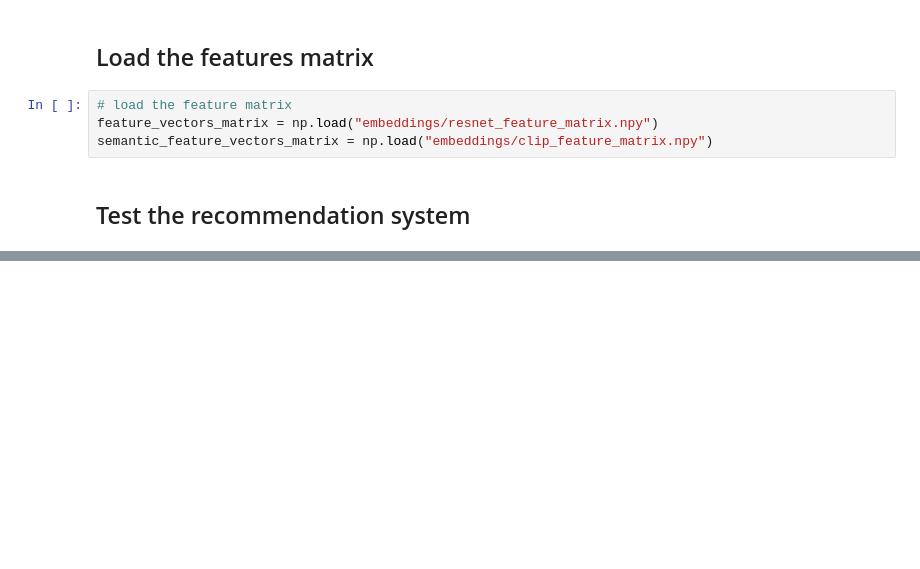
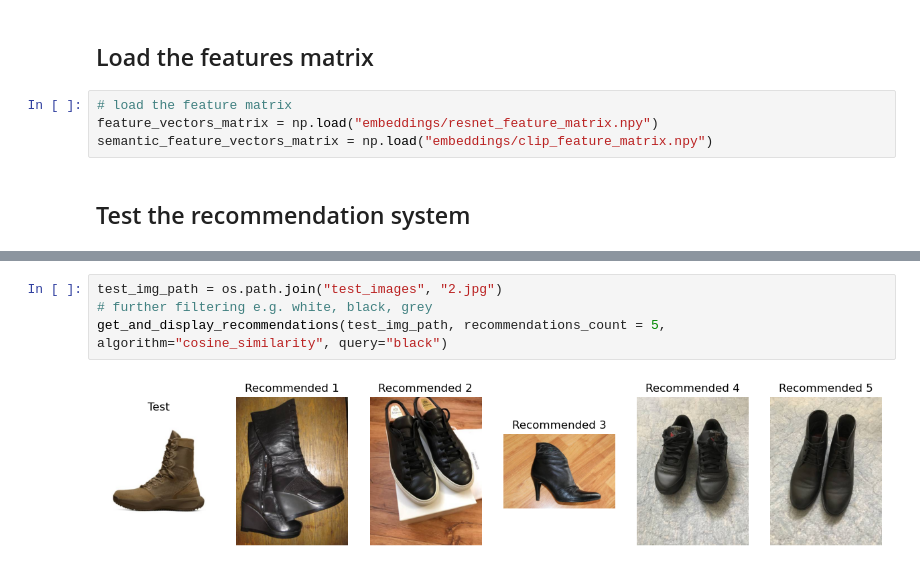
Before and after one commit to engrhaider/fashion_recommendation_system, a Jupyter notebook: main.ipynb, the cells around one changed output, grey strips where cells are left out. Cells and saved outputs as stored; diff of their text form; blank space fills up the shorter version.

```diff
--- a/main.ipynb
+++ b/main.ipynb
@@ -212,0 +299,6 @@ get_and_display_recommendations(test_img_path, recommendations_count=5, query="s
+# %%
+test_img_path = os.path.join("test_images", "2.jpg")
+# further filtering e.g. white, black, grey
+get_and_display_recommendations(test_img_path, recommendations_count = 5, algorithm="cosine_similarity", query="black")
+# %% [output]
+[figure, added]
```
Also changed, not shown: parts of 15 cells of this notebook, 2 other files.
